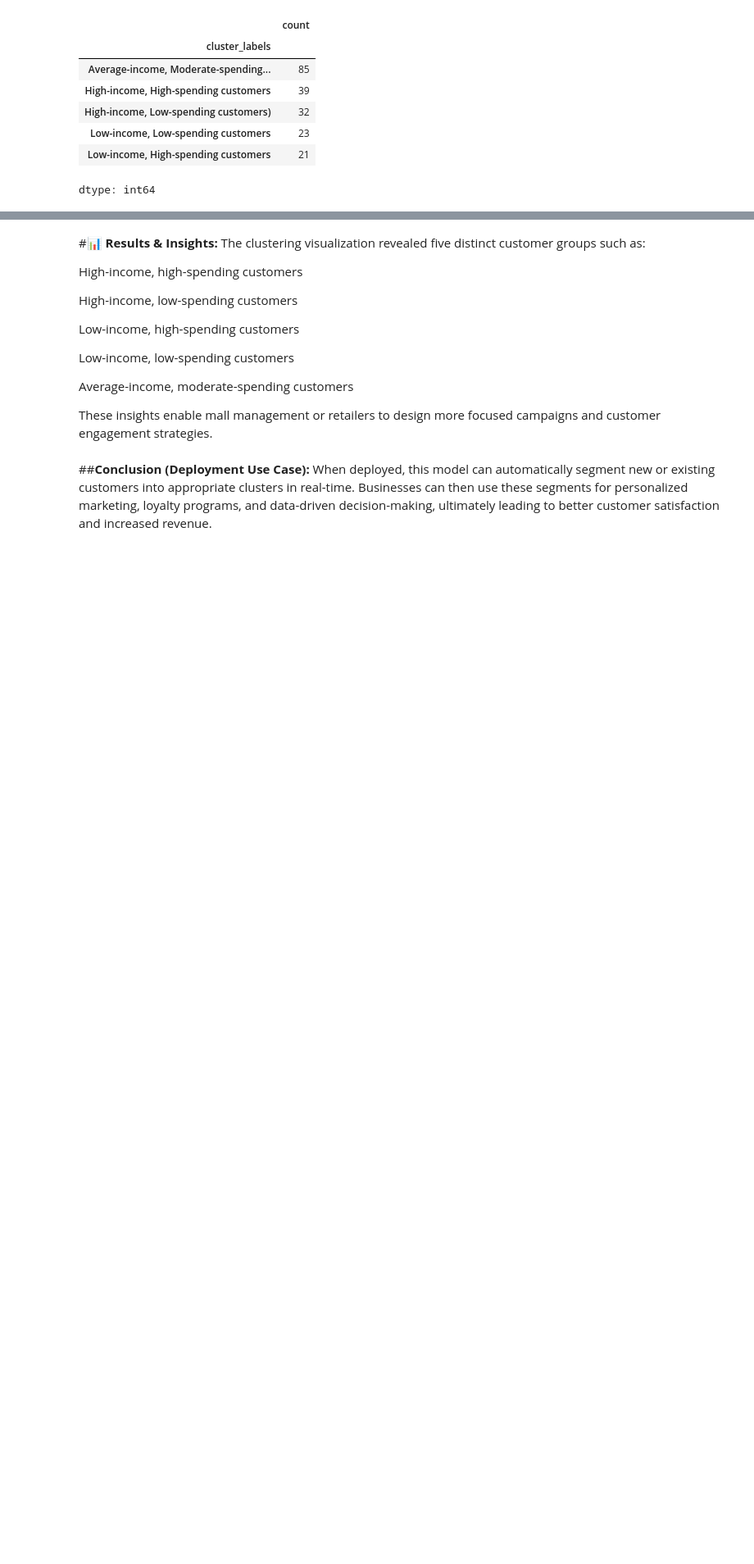
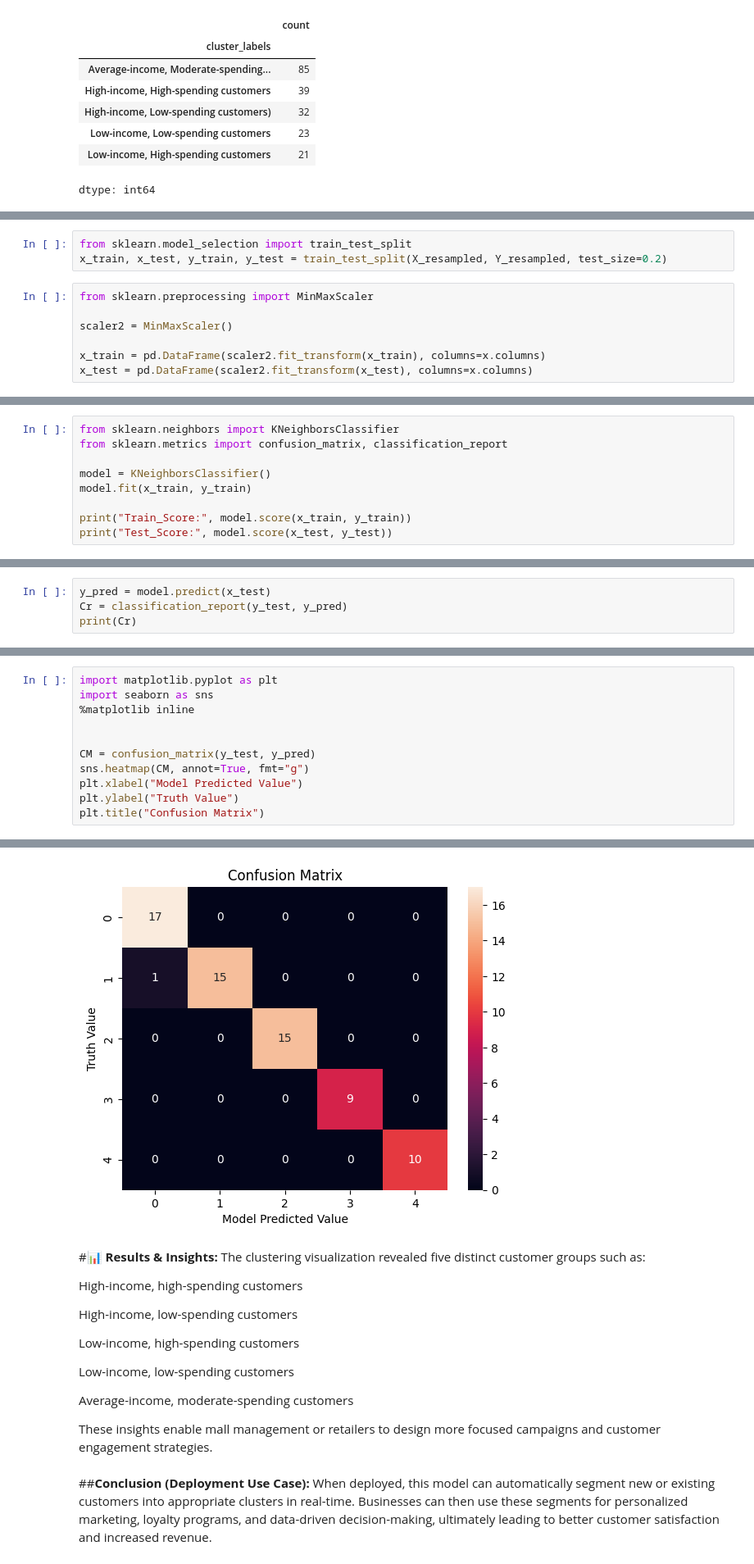
Before and after one commit to Love1117/Machine_learning-Projects, a Jupyter notebook: Machine_Learning Project/02_Unsupervised - Machine Learning/Hierarchical Clustering/Customer Mall Segmentation(AgglomerativeClustering)/Customer_Mall_Segmentation1.ipynb, the cells around one changed output, grey strips where cells are left out. Shown at 82% size. Saved outputs shown, nothing was run; the diff lists cells and outputs as text; blank space fills up the shorter version.

```diff
--- a/Machine_Learning Project/02_Unsupervised - Machine Learning/Hierarchical Clustering/Customer Mall Segmentation(AgglomerativeClustering)/Customer_Mall_Segmentation1.ipynb
+++ b/Machine_Learning Project/02_Unsupervised - Machine Learning/Hierarchical Clustering/Customer Mall Segmentation(AgglomerativeClustering)/Customer_Mall_Segmentation1.ipynb
@@ -201,0 +239,10 @@ dtype: int64
+# %%
+from sklearn.model_selection import train_test_split
+x_train, x_test, y_train, y_test = train_test_split(X_resampled, Y_resampled, test_size=0.2)
+# %%
+from sklearn.preprocessing import MinMaxScaler
+
+scaler2 = MinMaxScaler()
+
+x_train = pd.DataFrame(scaler2.fit_transform(x_train), columns=x.columns)
+x_test = pd.DataFrame(scaler2.fit_transform(x_test), columns=x.columns)
@@ -201,0 +251,9 @@ dtype: int64
+# %%
+from sklearn.neighbors import KNeighborsClassifier
+from sklearn.metrics import confusion_matrix, classification_report
+
+model = KNeighborsClassifier()
+model.fit(x_train, y_train)
+
+print("Train_Score:", model.score(x_train, y_train))
+print("Test_Score:", model.score(x_test, y_test))
@@ -201,0 +265,4 @@ dtype: int64
+# %%
+y_pred = model.predict(x_test)
+Cr = classification_report(y_test, y_pred)
+print(Cr)
@@ -201,0 +283,12 @@ dtype: int64
+# %%
+import matplotlib.pyplot as plt
+import seaborn as sns
+%matplotlib inline
+
+
+CM = confusion_matrix(y_test, y_pred)
+sns.heatmap(CM, annot=True, fmt="g")
+plt.xlabel("Model Predicted Value")
+plt.ylabel("Truth Value")
+plt.title("Confusion Matrix")
+# %% [output]
@@ -202,3 +296,4 @@ dtype: int64
+[figure, added]
 # %% [markdown]
 #**📊 Results & Insights:**
 The clustering visualization revealed five distinct customer groups such as:
```
Also changed, not shown: parts of 11 cells of this notebook.
